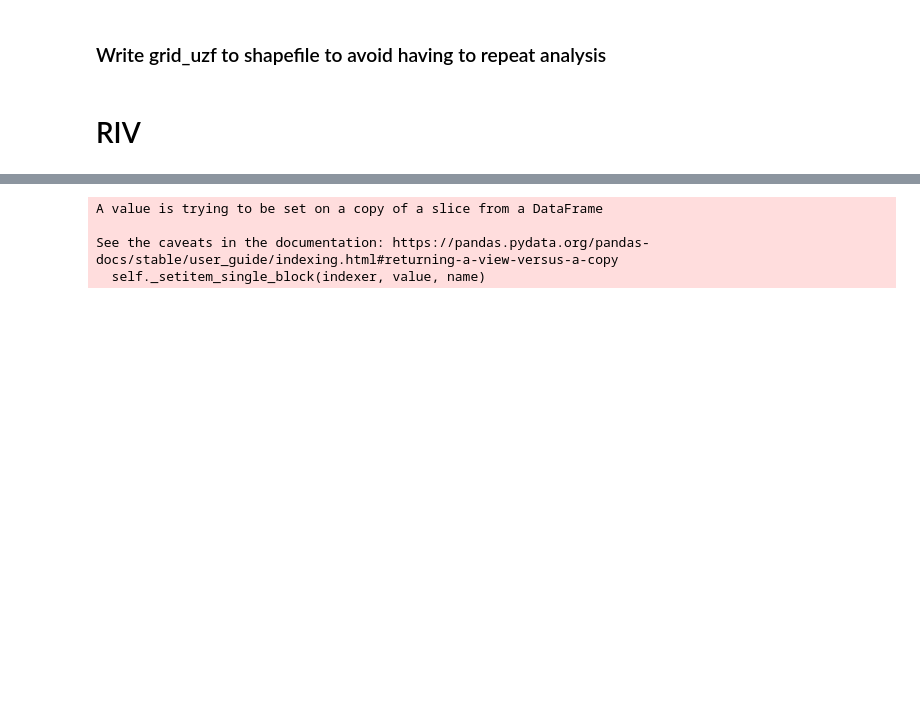
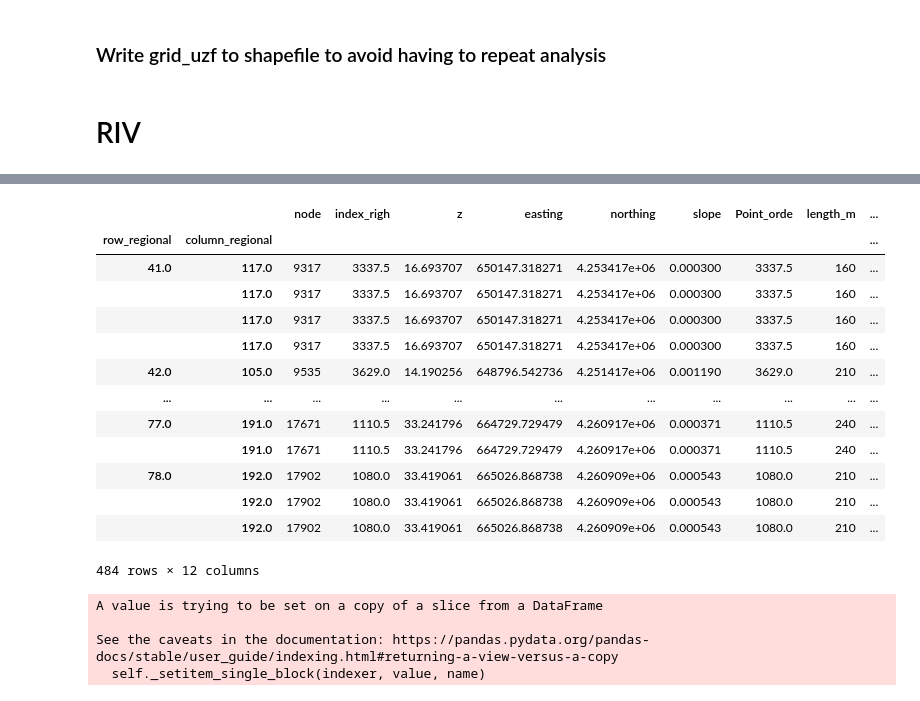
Before and after one commit to andrewcalderwood/CosumnesRiverRecharge, a Jupyter notebook: modflow_development/RIV_Regional/WEL_RIV_RCH_GHB_tprogs.ipynb, the cells around one changed output, grey strips where cells are left out. Cells and saved outputs as stored; diff of their text form; code cells hidden in the pictures; blank space fills up the shorter version.

```diff
--- a/modflow_development/RIV_Regional/WEL_RIV_RCH_GHB_tprogs.ipynb
+++ b/modflow_development/RIV_Regional/WEL_RIV_RCH_GHB_tprogs.ipynb
@@ -474 +509,18 @@ grid_breach
+# %%
+grid_sfr
+# %% [output]
+|  |  | node | index_righ | z | easting | northing | slope | Point_orde | length_m | ... |
+| row_regional | column_regional |  |  |  |  |  |  |  |  | ... |
+| 41.0 | 117.0 | 9317 | 3337.5 | 16.693707 | 650147.318271 | 4.253417e+06 | 0.000300 | 3337.5 | 160 | ... |
+|  | 117.0 | 9317 | 3337.5 | 16.693707 | 650147.318271 | 4.253417e+06 | 0.000300 | 3337.5 | 160 | ... |
+|  | 117.0 | 9317 | 3337.5 | 16.693707 | 650147.318271 | 4.253417e+06 | 0.000300 | 3337.5 | 160 | ... |
+|  | 117.0 | 9317 | 3337.5 | 16.693707 | 650147.318271 | 4.253417e+06 | 0.000300 | 3337.5 | 160 | ... |
+| 42.0 | 105.0 | 9535 | 3629.0 | 14.190256 | 648796.542736 | 4.251417e+06 | 0.001190 | 3629.0 | 210 | ... |
+| ... | ... | ... | ... | ... | ... | ... | ... | ... | ... | ... |
+| 77.0 | 191.0 | 17671 | 1110.5 | 33.241796 | 664729.729479 | 4.260917e+06 | 0.000371 | 1110.5 | 240 | ... |
+|  | 191.0 | 17671 | 1110.5 | 33.241796 | 664729.729479 | 4.260917e+06 | 0.000371 | 1110.5 | 240 | ... |
+| 78.0 | 192.0 | 17902 | 1080.0 | 33.419061 | 665026.868738 | 4.260909e+06 | 0.000543 | 1080.0 | 210 | ... |
+|  | 192.0 | 17902 | 1080.0 | 33.419061 | 665026.868738 | 4.260909e+06 | 0.000543 | 1080.0 | 210 | ... |
+|  | 192.0 | 17902 | 1080.0 | 33.419061 | 665026.868738 | 4.260909e+06 | 0.000543 | 1080.0 | 210 | ... |
+484 rows × 12 columns
 # %%
```
Also changed, not shown: parts of 45 cells of this notebook, 3 other files.
